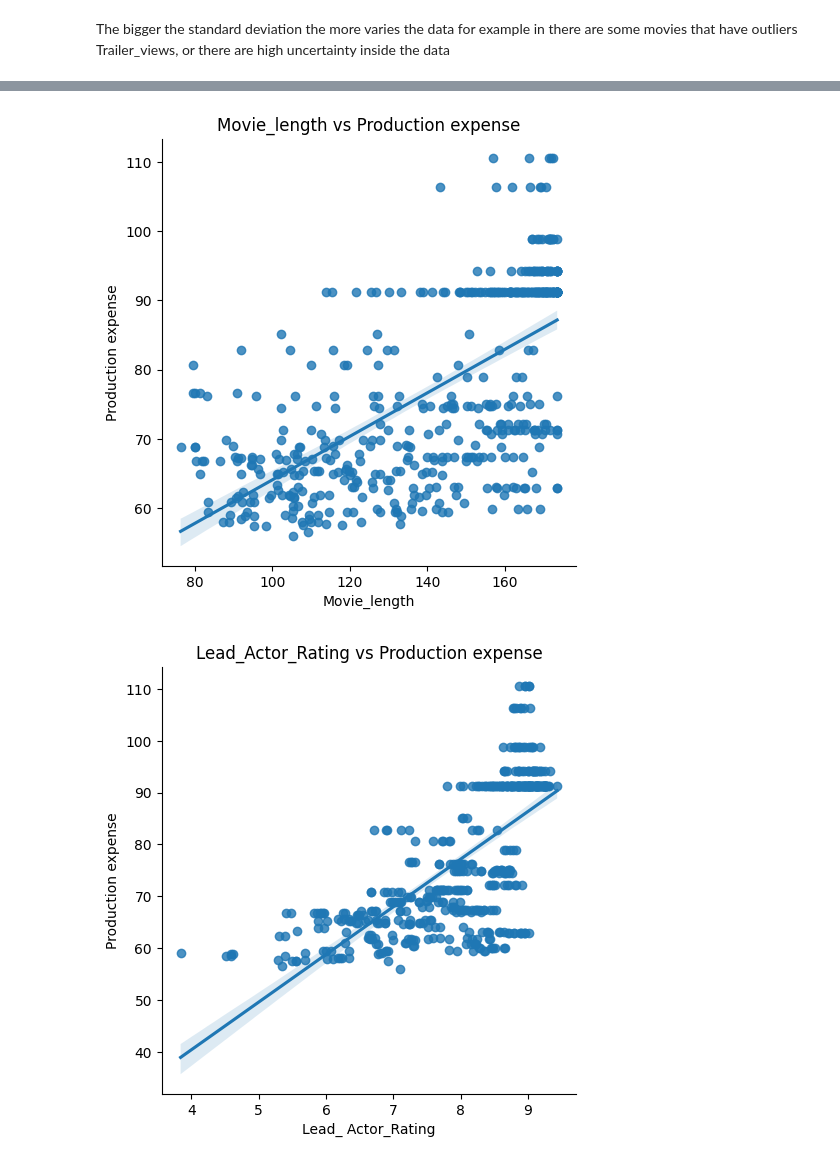
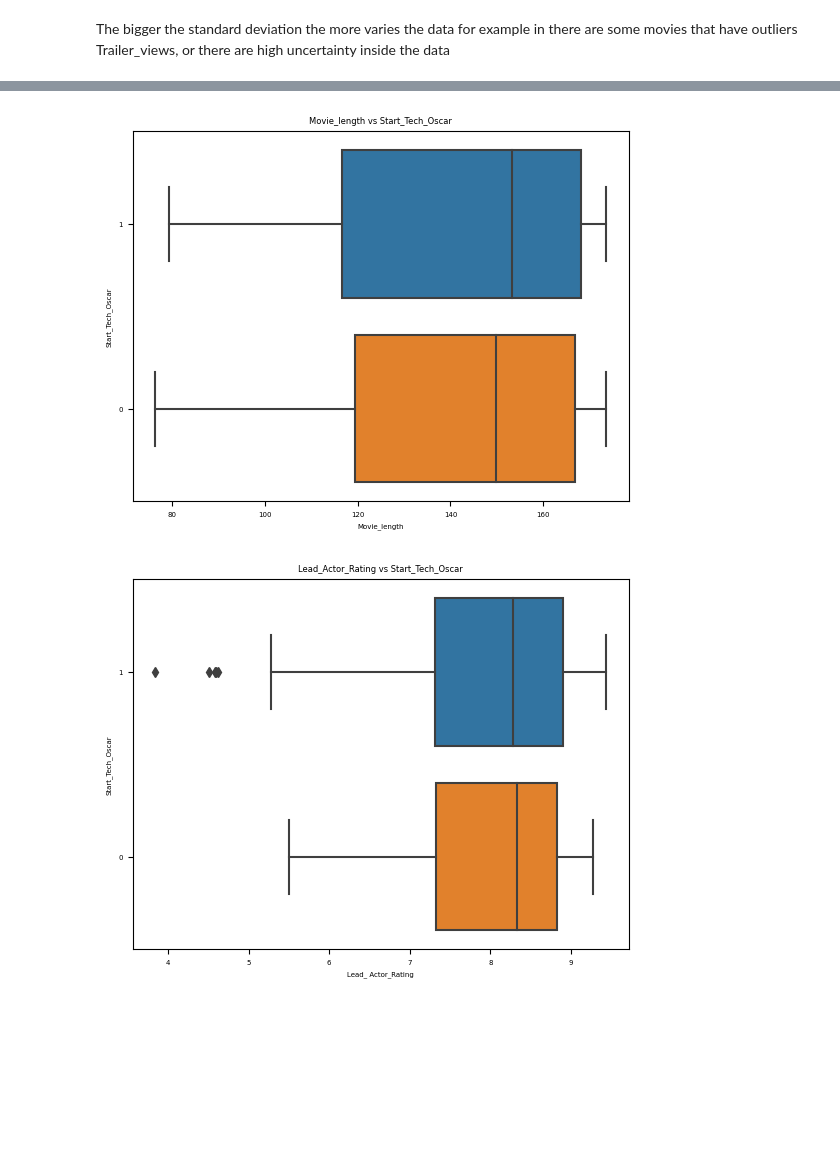
Before and after one commit to marcellinus-witarsah/movie-classification, a Jupyter notebook: notebooks/03-exploratory-data-analysis.ipynb, the cells around one changed output, grey strips where cells are left out. Saved outputs shown, nothing was run; the diff lists cells and outputs as text; code cells hidden in the pictures; blank space fills up the shorter version.

```diff
--- a/notebooks/03-exploratory-data-analysis.ipynb
+++ b/notebooks/03-exploratory-data-analysis.ipynb
@@ -283,11 +257,11 @@ Plot relationship between the data based on the Correlation Map.
 # %%
-def plot_correlation(data: pd.DataFrame, feature1: str, feature2: str, title: str):
-    sns.lmplot(data=data, x=feature1, y=feature2)
+def boxplot(data: pd.DataFrame, feature1: str, feature2: str, title: str):
+    sns.boxplot(data=data, x=feature1, y=feature2, orient="h")
     plt.title(title)
     plt.show()
 
-plot_correlation(data=df, feature1='Budget', feature2='Collection', title="Budget vs Collection")
-plot_correlation(data=df, feature1='Trailer_views', feature2='Collection', title="Trailer_Views vs Collection")
-plot_correlation(data=df, feature1='Multiplex coverage', feature2='Collection', title="Multiplex coverage vs Collection")
-plot_correlation(data=df, feature1='Critic_rating', feature2='Collection', title="Critic_rating vs Collection")
+boxplot(data=df, feature1='Budget', feature2='Start_Tech_Oscar', title="Budget vs Start_Tech_Oscar")
+boxplot(data=df, feature1='Trailer_views', feature2='Start_Tech_Oscar', title="Budget vs Start_Tech_Oscar")
+boxplot(data=df, feature1='Multiplex coverage', feature2='Start_Tech_Oscar', title="Budget vs Start_Tech_Oscar")
+boxplot(data=df, feature1='Critic_rating', feature2='Start_Tech_Oscar', title="Budget vs Start_Tech_Oscar")
 # %% [output]
@@ -300,9 +276,9 @@ plot_correlation(data=df, feature1='Critic_rating', feature2='Collection', title
 # %%
-plot_correlation(data=df, feature1='Movie_length', feature2='Production expense', title="Movie_length vs Production expense")
-plot_correlation(data=df, feature1='Lead_ Actor_Rating', feature2='Production expense', title="Lead_Actor_Rating vs Production expense")
-plot_correlation(data=df, feature1='Lead_Actress_rating', feature2='Production expense', title="Lead_Actress_Rating vs Production expense")
-plot_correlation(data=df, feature1='Director_rating', feature2='Production expense', title="Director_rating vs Production expense")
-plot_correlation(data=df, feature1='Producer_rating', feature2='Production expense', title="Producer_rating vs Production expense")
+boxplot(data=df, feature1='Movie_length', feature2='Start_Tech_Oscar', title="Movie_length vs Start_Tech_Oscar")
+boxplot(data=df, feature1='Lead_ Actor_Rating', feature2='Start_Tech_Oscar', title="Lead_Actor_Rating vs Start_Tech_Oscar")
+boxplot(data=df, feature1='Lead_Actress_rating', feature2='Start_Tech_Oscar', title="Lead_Actress_Rating vs Start_Tech_Oscar")
+boxplot(data=df, feature1='Director_rating', feature2='Start_Tech_Oscar', title="Director_rating vs Start_Tech_Oscar")
+boxplot(data=df, feature1='Producer_rating', feature2='Start_Tech_Oscar', title="Producer_rating vs Start_Tech_Oscar")
 # %% [output]
-[figure, old version]
+[figure, new version]
-[figure, old version]
+[figure, new version]
```
Also changed, not shown: parts of 21 cells of this notebook.
